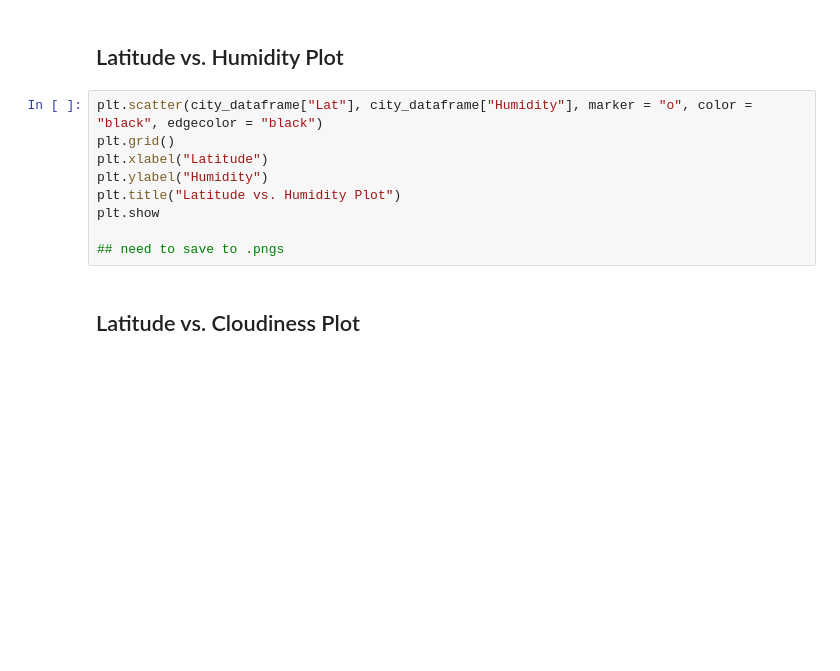
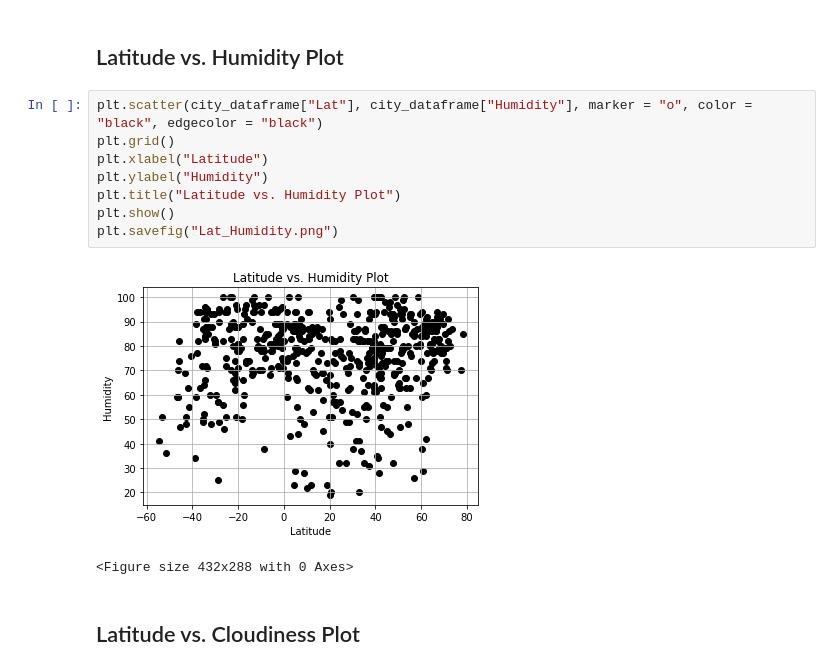
Before and after one commit to emersonmolett/python-api-challenge, a Jupyter notebook: WeatherPy/WeatherPy.ipynb, the cells around one changed output. Saved outputs shown, nothing was run; the diff lists cells and outputs as text; blank space fills up the shorter version.

```diff
--- a/WeatherPy/WeatherPy.ipynb
+++ b/WeatherPy/WeatherPy.ipynb
@@ -222,12 +222,14 @@ plt.savefig("Lat_Temp.png")
 # %%
 plt.scatter(city_dataframe["Lat"], city_dataframe["Humidity"], marker = "o", color = "black", edgecolor = "black")
 plt.grid()
 plt.xlabel("Latitude")
 plt.ylabel("Humidity")
 plt.title("Latitude vs. Humidity Plot")
-plt.show
-
-## need to save to .pngs
+plt.show()
+plt.savefig("Lat_Humidity.png")
+# %% [output]
+[figure, added]
+<Figure size 432x288 with 0 Axes>
 # %% [markdown]
 ## Latitude vs. Cloudiness Plot
 # %%
```
Also changed, not shown: 1 other file.
